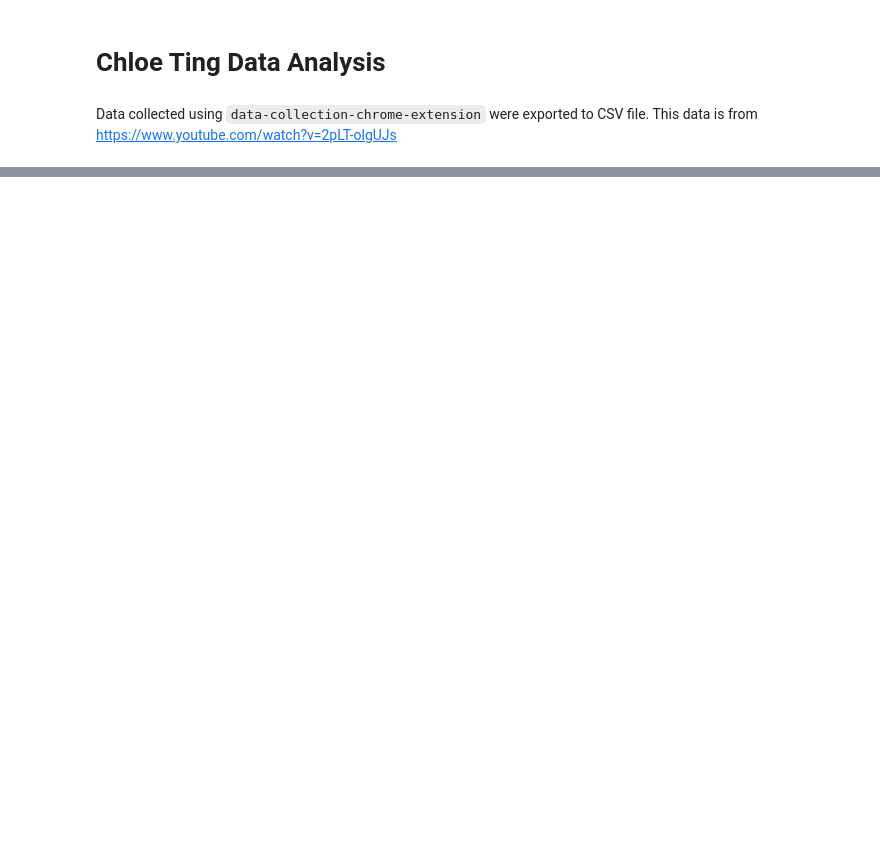
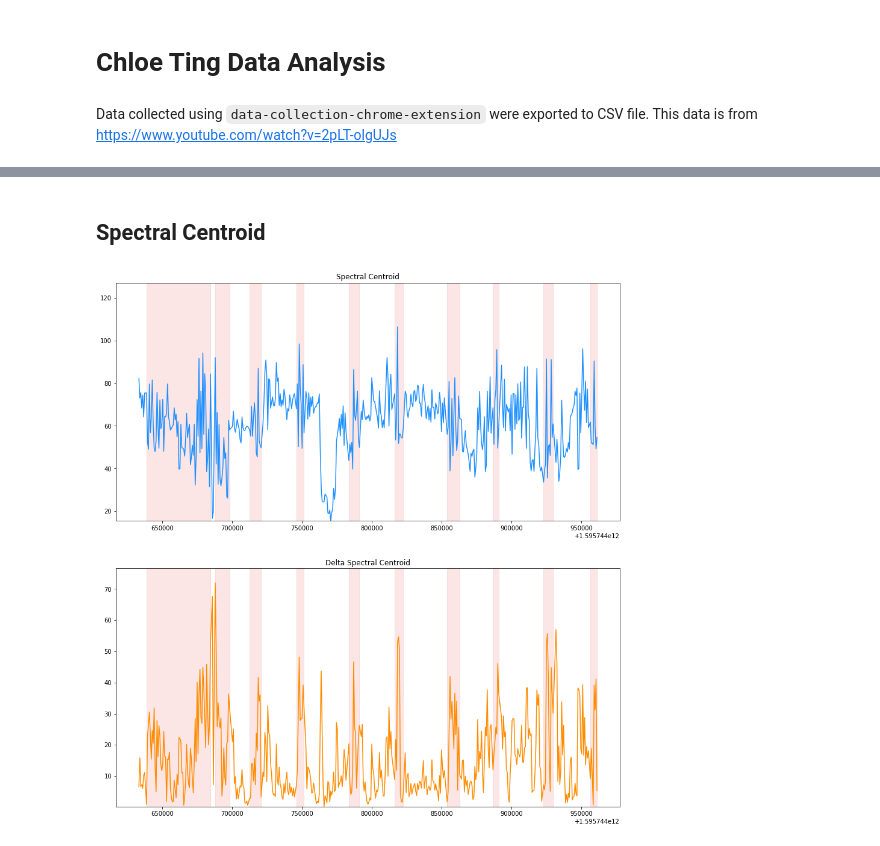
Before and after one commit to tintinp/chloe-ting-extension, a Jupyter notebook: machine-learning/data_analysis.ipynb, the cells around one changed output, grey strips where cells are left out. Cells and saved outputs as stored; diff of their text form; code cells hidden in the pictures; blank space fills up the shorter version.

```diff
--- a/machine-learning/data_analysis.ipynb
+++ b/machine-learning/data_analysis.ipynb
@@ -37,0 +68,11 @@ plt.show()
+# %% [markdown]
+## Spectral Centroid
+# %%
+SP_CENTROID_DIVIDE_FACTOR = 2
+SP_CENTROID_PART = 0
+sp_centriod = df[FEATURES['SPECTRAL_CENTROID']]
+delta_sp_centriod = df[FEATURES['DELTA_SPECTRAL_CENTROID']]
+
+plotFeature(SP_CENTROID_PART, SP_CENTROID_DIVIDE_FACTOR, sp_centriod, delta_sp_centriod, 'Spectral Centroid')
+# %% [output]
+[figure, added]
```
Also changed, not shown: parts of 20 cells of this notebook.
